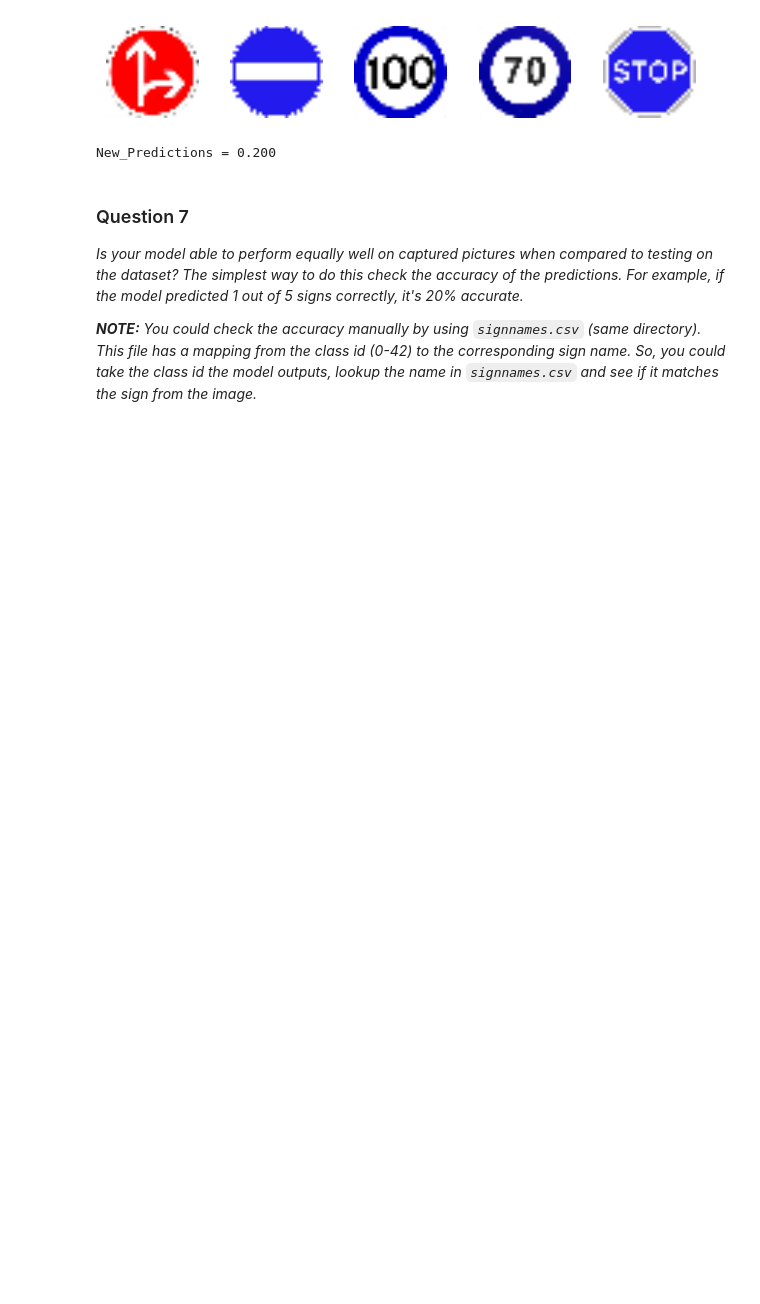
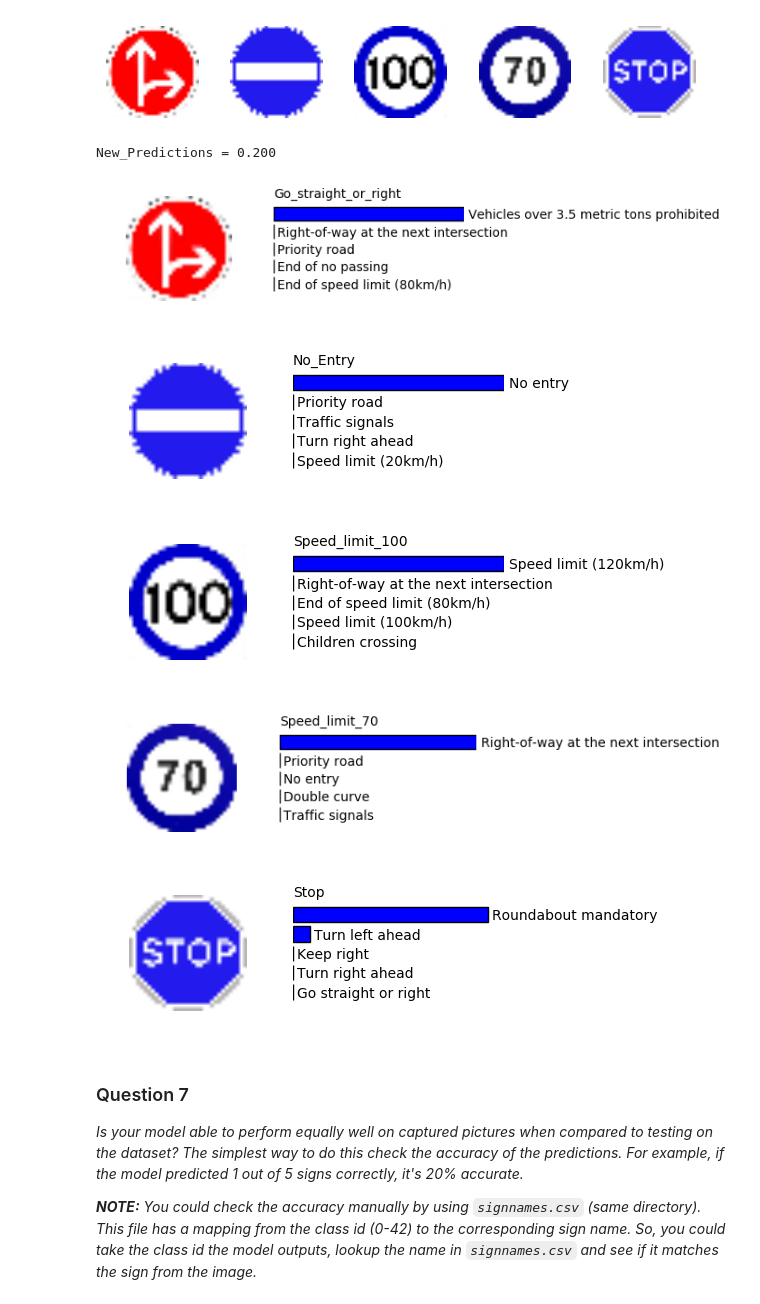
Before and after one commit to rajeev921/self-driving-car, a Jupyter notebook: P2-CarND-Traffic-Sign-Classifier/Traffic_Sign_Classifier.ipynb, the cells around one changed output. Saved outputs shown, nothing was run; the diff lists cells and outputs as text; code cells hidden in the pictures; blank space fills up the shorter version.

Commit message:
Predicting for new images

```diff
--- a/P2-CarND-Traffic-Sign-Classifier/Traffic_Sign_Classifier.ipynb
+++ b/P2-CarND-Traffic-Sign-Classifier/Traffic_Sign_Classifier.ipynb
@@ -224,7 +224,7 @@ Training features and labels randomized and split.
 rate = 0.001
 EPOCHS = 100 # 15,30
 BATCH_SIZE = 25 #25, 64, 128
-keep_probablity = 0.5
+keep_probablity = 0.7
 # %%
 def LeNet(x):
     # Hyperparameters
@@ -264,13 +264,10 @@ def LeNet(x):
     # Activation.
     fc1    = tf.nn.relu(fc1)
 
-    # Dropout
-    fc1_dp = tf.nn.dropout(fc1, keep_prob)
-
     # Layer 4: Fully Connected. Input = 120. Output = 84.
     fc2_W  = tf.Variable(tf.truncated_normal(shape=(120, 84), mean = mu, stddev = sigma))
     fc2_b  = tf.Variable(tf.zeros(84))
-    fc2    = tf.matmul(fc1_dp, fc2_W) + fc2_b
+    fc2    = tf.matmul(fc1, fc2_W) + fc2_b
 
     # Activation.
     fc2    = tf.nn.relu(fc2)
@@ -604,4 +605,6 @@ def plot_newImage_3C(n_row,n_col,X):
 # %%
 X_newtrain = [process_newimage_file("./images/"+name) for name in os.listdir("./images/")]
 X_newtrain = np.array(X_newtrain ,dtype = np.float32)
+
+newdata = [name for name in os.listdir("./images/")]
 # %%
@@ -614,15 +617,45 @@ plot_newImage_3C(5,1,X_newtrain+.5)
 
 y_newtrain = np.array([36, 17, 4, 7, 14], dtype=np.uint8)
 # %%
+### Visualize the softmax probabilities here.
+### Feel free to use as many code cells as needed.
+#labels_pred = tf.nn.softmax(fc_layer3)
+
 with tf.Session() as sess:
     loader = tf.train.import_meta_graph('C:/self-drive/self-drive-car/P2-CarND-Traffic-Sign-Classifier/.meta')
     loader.restore(sess, tf.train.latest_checkpoint('./'))
-    new_predictions = sess.run(accuracy_operation, feed_dict={x: X_newtrain, y: y_newtrain, keep_prob:0.5})
+
+    feed_dict_new = {x: X_newtrain, y: y_newtrain, keep_prob:0.5}
+    top5 = tf.nn.top_k(prediction, 5)
+
+    new_predictions = sess.run(accuracy_operation, feed_dict= feed_dict_new)
+    top5_pred = sess.run([accuracy_operation, top5], feed_dict=feed_dict_new)
 
     print("New_Predictions = {:.3f}".format(new_predictions))
     print()
 # %% [output]
 New_Predictions = 0.200
+# %%
+for i in range(5):
+    plt.figure(figsize = (5,1.5))
+    gs = gridspec.GridSpec(1, 2,width_ratios=[2,3])
+    plt.subplot(gs[0])
+    plt.imshow(X_newtrain[i]+.5)
+    plt.axis('off')
+    plt.subplot(gs[1])
+    plt.barh(6-np.arange(5),top5_pred[1][0][i], align='center')
+    for i_label in range(5):
+        plt.text(top5_pred[1][0][i][i_label]+.02,6-i_label-.25,
+            data_pd['SignName'][top5_pred[1][1][i][i_label]])
+    plt.axis('off');
+    plt.text(0,6.95,newdata[i].split('.')[0]);
+    plt.show();
+# %% [output]
+[figure, added]
+[figure, added]
+[figure, added]
+[figure, added]
+[figure, added]
 # %% [markdown]
 ### Question 7
 
```
Also changed, not shown: parts of 18 cells of this notebook, 9 other files.
